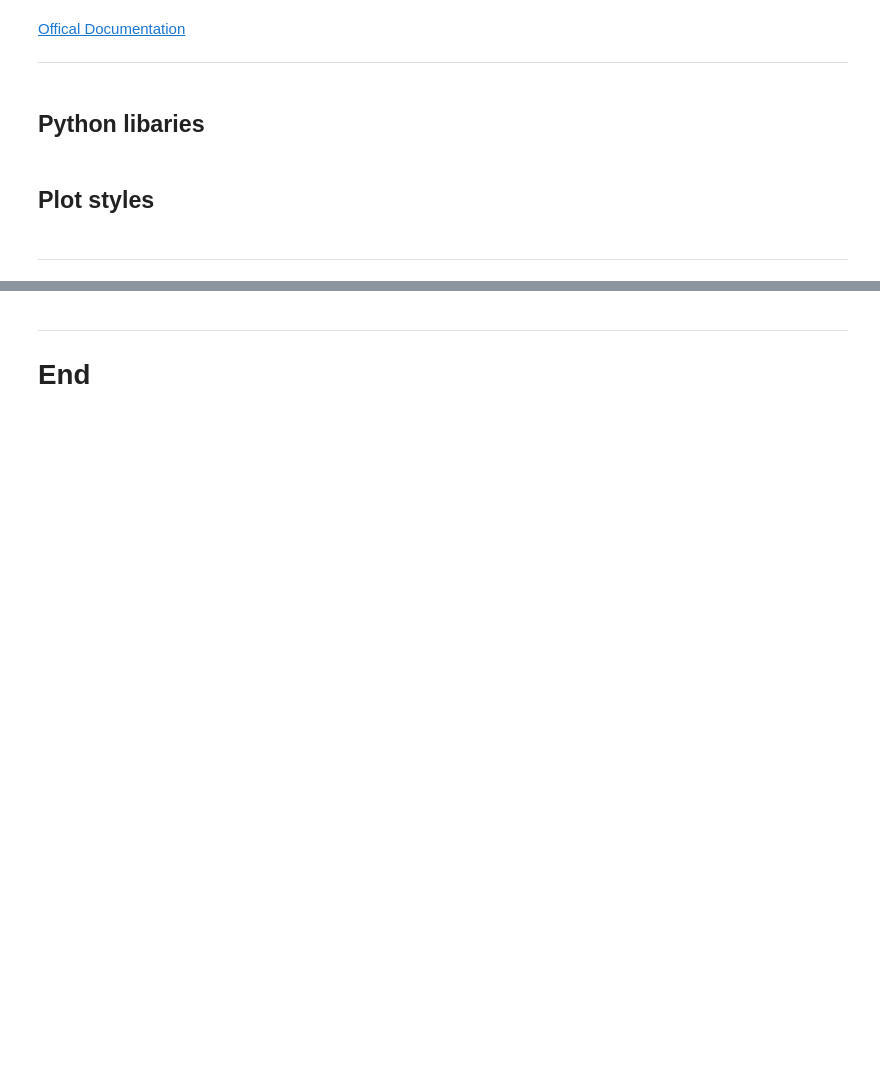
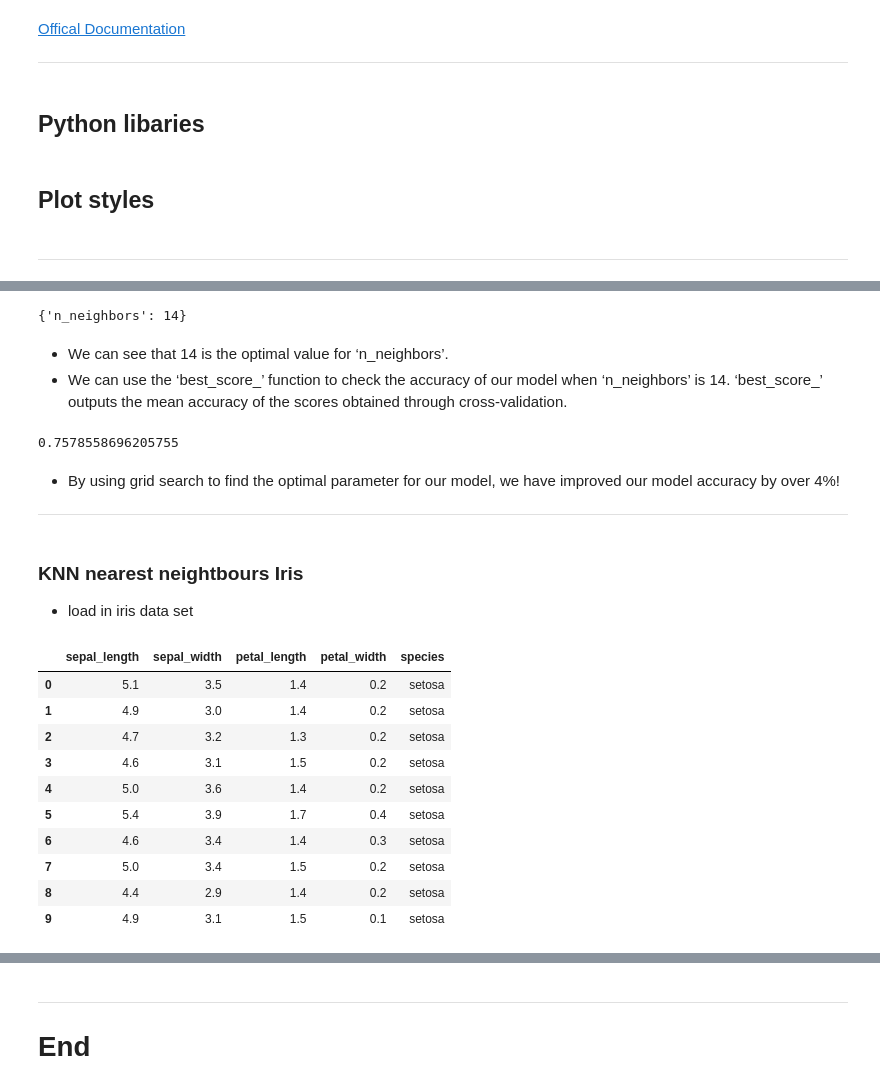
Before and after one commit to conor1982/ML_and_Stats_Assessment, a Jupyter notebook: scikit-learn.ipynb, the cells around one changed output, grey strips where cells are left out. Drawn from its saved outputs; the diff is of its cells as text; code cells hidden in the pictures; blank space fills up the shorter version.

Commit message:
knn nearest neighbour tutorials

```diff
--- a/scikit-learn.ipynb
+++ b/scikit-learn.ipynb
@@ -20,0 +201,37 @@ plt.rcParams['figure.figsize'] = [12, 6]
+# %%
+#check top performing n_neighbors value
+knn_gscv.best_params_
+# %% [output]
+{'n_neighbors': 14}
+# %% [markdown]
+* We can see that 14 is the optimal value for ‘n_neighbors’.
+* We can use the ‘best_score_’ function to check the accuracy of our model when ‘n_neighbors’ is 14. ‘best_score_’ outputs the mean accuracy of the scores obtained through cross-validation.
+# %%
+#check mean score for the top performing value of n_neighbors
+knn_gscv.best_score_
+# %% [output]
+0.7578558696205755
+# %% [markdown]
+* By using grid search to find the optimal parameter for our model, we have improved our model accuracy by over 4%!
+
+***
+# %% [markdown]
+### KNN nearest neightbours Iris
+
+* load in iris data set
+# %%
+#load iris dataset
+df = pd.read_csv("https://raw.githubusercontent.com/ianmcloughlin/datasets/master/iris.csv")
+df.head(10)
+# %% [output]
+|  | sepal_length | sepal_width | petal_length | petal_width | species |
+| 0 | 5.1 | 3.5 | 1.4 | 0.2 | setosa |
+| 1 | 4.9 | 3.0 | 1.4 | 0.2 | setosa |
+| 2 | 4.7 | 3.2 | 1.3 | 0.2 | setosa |
+| 3 | 4.6 | 3.1 | 1.5 | 0.2 | setosa |
+| 4 | 5.0 | 3.6 | 1.4 | 0.2 | setosa |
+| 5 | 5.4 | 3.9 | 1.7 | 0.4 | setosa |
+| 6 | 4.6 | 3.4 | 1.4 | 0.3 | setosa |
+| 7 | 5.0 | 3.4 | 1.5 | 0.2 | setosa |
+| 8 | 4.4 | 2.9 | 1.4 | 0.2 | setosa |
+| 9 | 4.9 | 3.1 | 1.5 | 0.1 | setosa |
```
Also changed, not shown: parts of 59 cells of this notebook.
